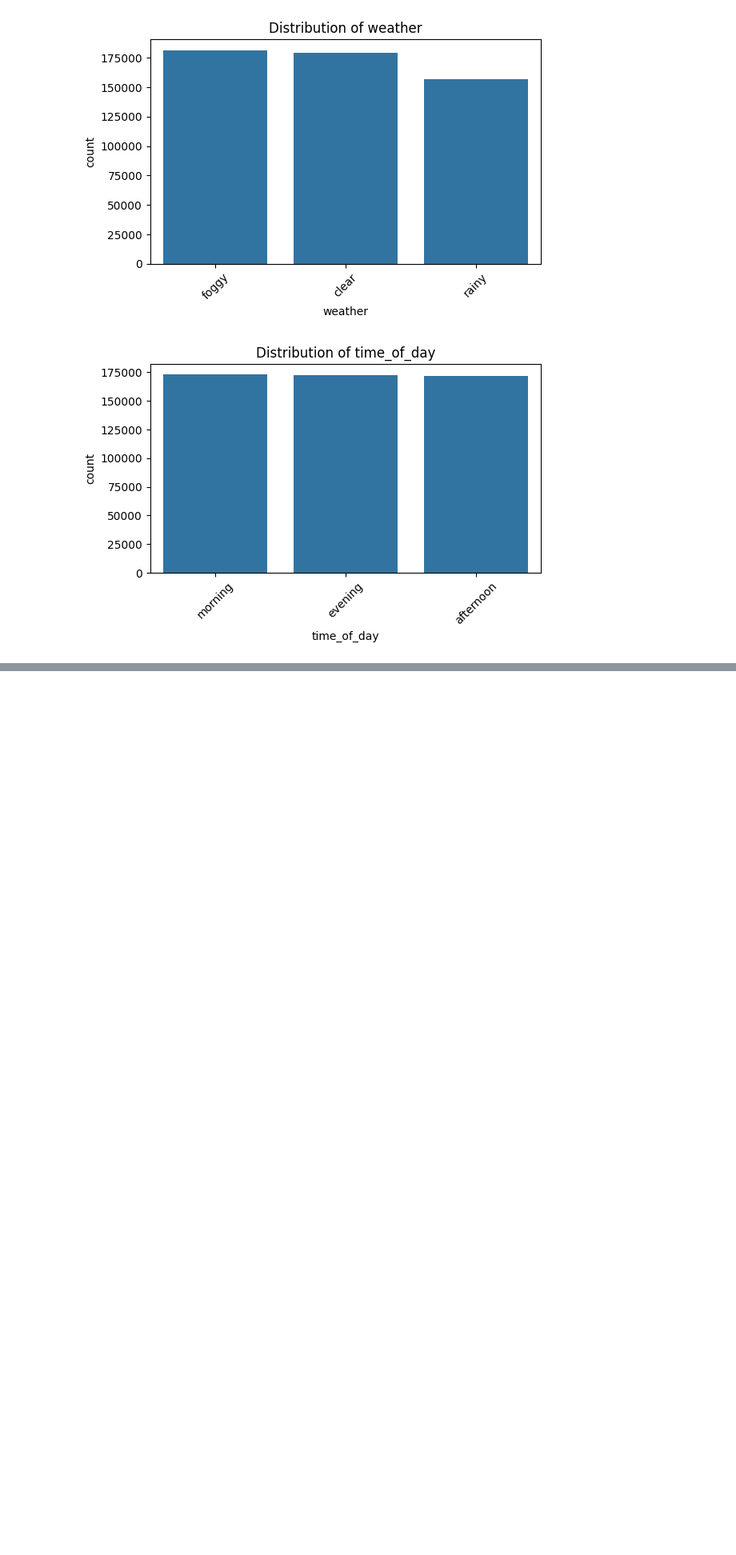
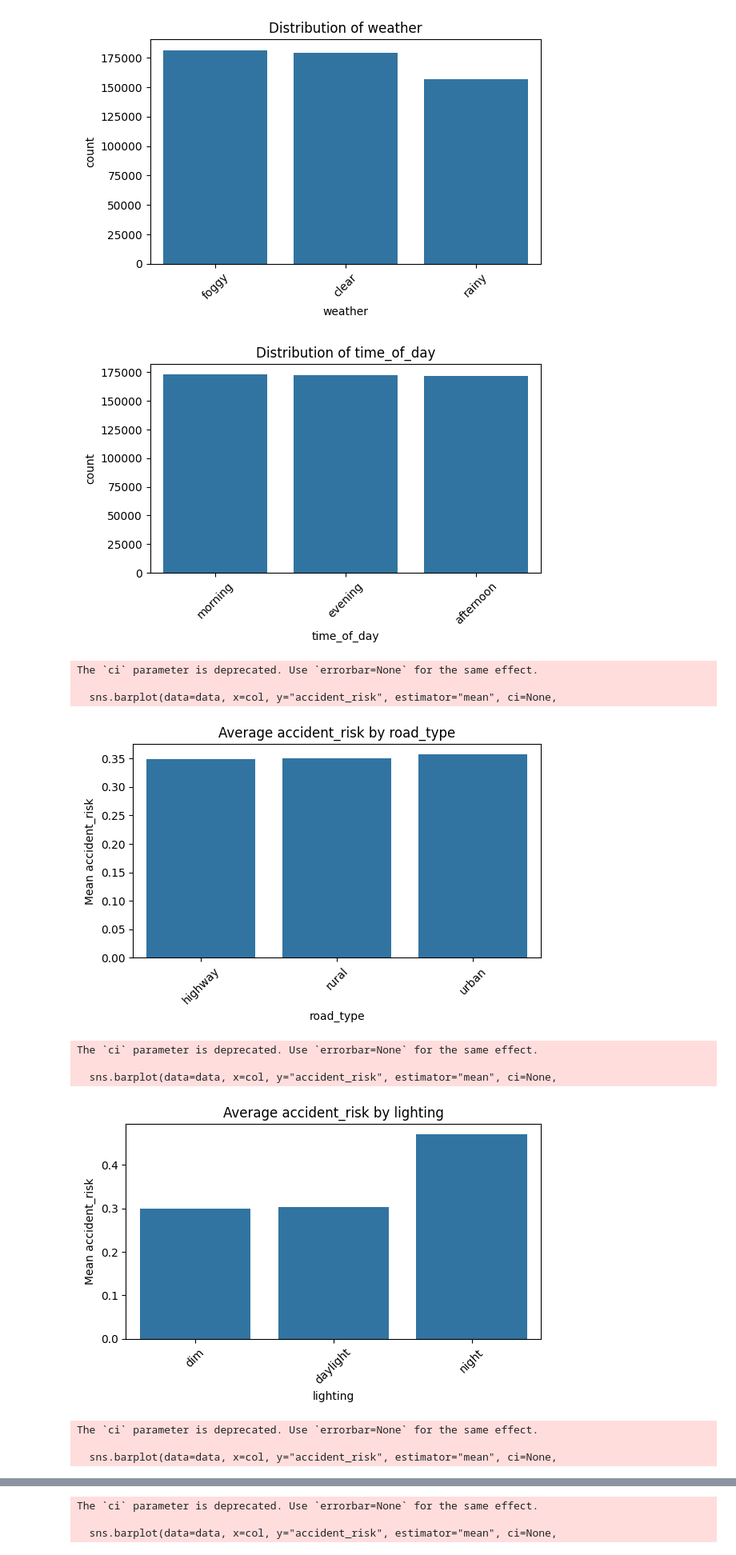
Before and after one commit to hananbahtiti/Predicting-Road-Accident-Risk, a Jupyter notebook: Predicting_Road_Accident_Risk.ipynb, the cells around one changed output, grey strips where cells are left out. Shown: that part at 80% size. Saved outputs shown, nothing was run; the diff lists cells and outputs as text; code cells hidden in the pictures; blank space fills up the shorter version.

```diff
--- a/Predicting_Road_Accident_Risk.ipynb
+++ b/Predicting_Road_Accident_Risk.ipynb
@@ -69,3 +81,32 @@ Index(['road_type', 'lighting', 'weather', 'time_of_day'], dtype='object')
 [figure]
 [figure]
 [figure]
+# %%
+
+
+# تحديد الأعمدة الفئوية (object)
+object_cols = data.select_dtypes(include='object').columns
+
+# رسم العلاقة بين كل عمود فئوي و accident_risk
+for col in object_cols:
+    plt.figure(figsize=(6, 4))
+    sns.barplot(data=data, x=col, y="accident_risk", estimator="mean", ci=None,
+                order=data[col].value_counts().index)
+    plt.title(f"Average accident_risk by {col}")
+    plt.ylabel("Mean accident_risk")
+    plt.xlabel(col)
+    plt.xticks(rotation=45)
+    plt.tight_layout()
+    plt.show()
+# %% [output]
+The `ci` parameter is deprecated. Use `errorbar=None` for the same effect.
+
+  sns.barplot(data=data, x=col, y="accident_risk", estimator="mean", ci=None,
+[figure, added]
+The `ci` parameter is deprecated. Use `errorbar=None` for the same effect.
+
+  sns.barplot(data=data, x=col, y="accident_risk", estimator="mean", ci=None,
+[figure, added]
+The `ci` parameter is deprecated. Use `errorbar=None` for the same effect.
+
+  sns.barplot(data=data, x=col, y="accident_risk", estimator="mean", ci=None,
@@ -71,0 +114,3 @@ Index(['road_type', 'lighting', 'weather', 'time_of_day'], dtype='object')
+The `ci` parameter is deprecated. Use `errorbar=None` for the same effect.
+
+  sns.barplot(data=data, x=col, y="accident_risk", estimator="mean", ci=None,
```
Also changed, not shown: parts of 3 cells of this notebook.
